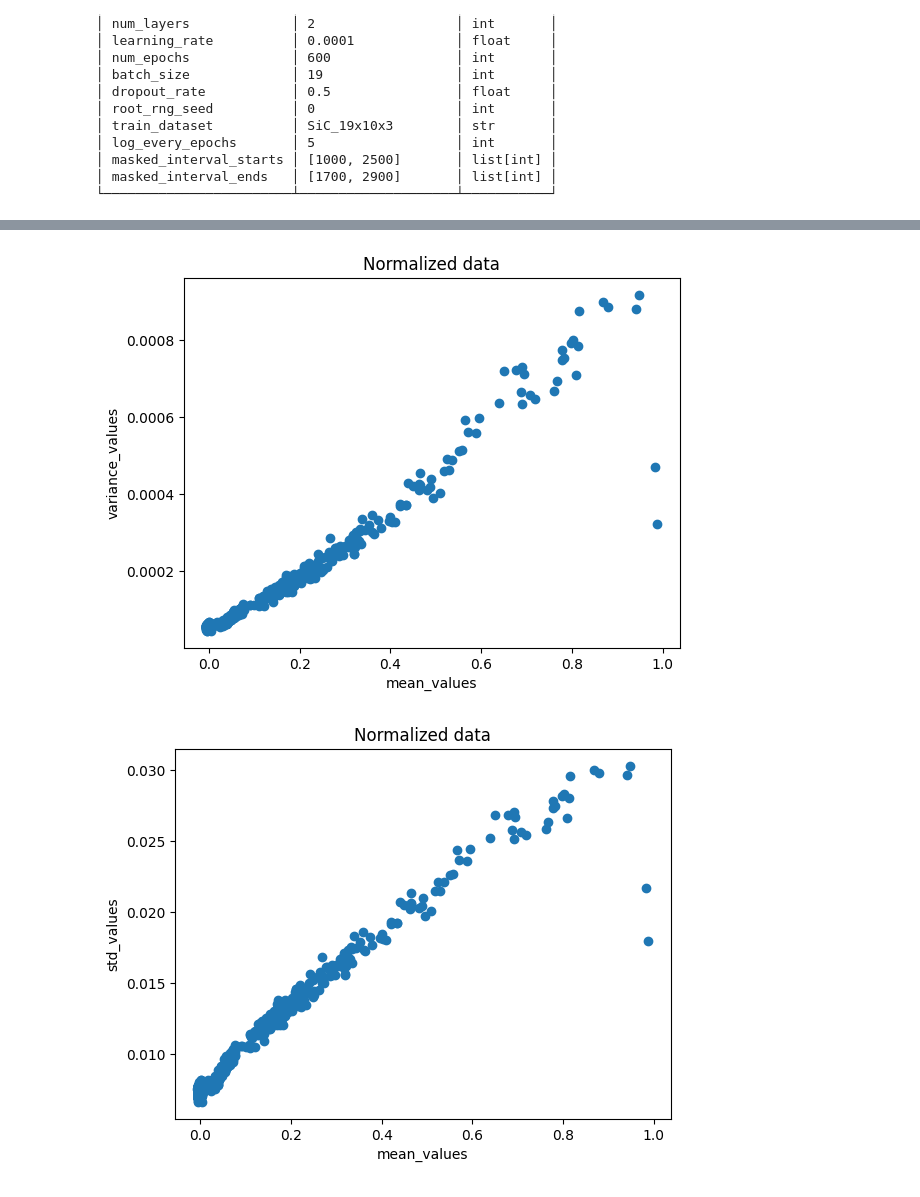
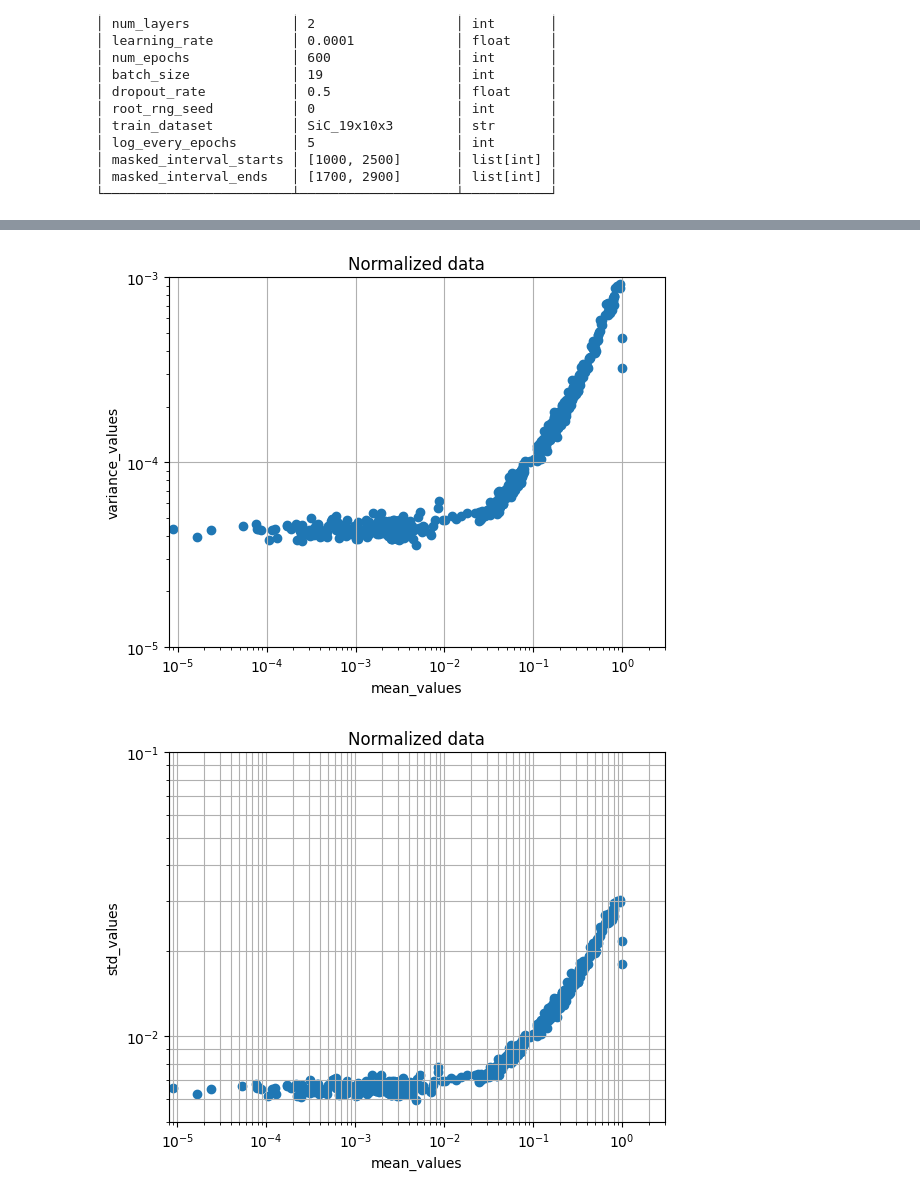
Before and after one commit to pietronvll/spectraformer, a Jupyter notebook: Poisson check.ipynb, the cells around one changed output, grey strips where cells are left out. Drawn from its saved outputs; the diff is of its cells as text; code cells hidden in the pictures.

Commit message:
Poisson check n2

```diff
--- a/Poisson check.ipynb
+++ b/Poisson check.ipynb
@@ -10,7 +10,7 @@ from spectraformer.input_pipeline import preprocess_dataset, preprocess_dataset_
 
 jax.config.update("jax_debug_nans", True)
 
-maindir = Path('C:/Users/dpoteryayev/1. PhD/SpectraFormer/Poisson check.ipynb').parent.resolve()
+maindir = Path('/home/dpoteryayev/SpectraFormer/Poisson check.ipynb').parent.resolve()
 
 logdir = maindir / "logs"
 ckptdir = maindir / "checkpoints"
@@ -79,7 +76,19 @@ Coordinates:
 # %%
-mean_values = np.mean(full_ds, axis=1)
-variance_values = np.var(full_ds, axis=1)
-std_values = np.std(full_ds, axis=1)
+# mean_values = np.mean(full_ds, axis=1)
+# variance_values = np.var(full_ds, axis=1)
+# std_values = np.std(full_ds, axis=1)
+
+mean_values = full_ds.mean(
+    dim=['X_0', 'X_1', 'X_2']
+)
+
+variance_values = full_ds.var(
+    dim=['X_0', 'X_1', 'X_2']
+)
+
+std_values = full_ds.std(
+    dim=['X_0', 'X_1', 'X_2']
+)
 
 print("Mean values:", mean_values)
 print("Variance values:", variance_values)
@@ -102,15 +176,35 @@ ax.scatter(x=mean_values, y=variance_values)
 ax.set_xlabel('mean_values')
 ax.set_ylabel('variance_values')
 ax.set_title('Normalized data')
+
+ax.set_yscale('log')
+ax.set_xscale('log')
+
+ax.set_xlim([8e-6,3e0])
+ax.set_ylim([1e-5,1e-3])
+
+ax.grid(visible=True, which='major', axis='both')
+
 plt.show()
 # %% [output]
-[figure, old version]
+[figure, new version]
 # %%
 fig, ax = plt.subplots()
 ax.scatter(x=mean_values, y=std_values)
 ax.set_xlabel('mean_values')
 ax.set_ylabel('std_values')
 ax.set_title('Normalized data')
+# ax.set_ylim([0,0.14])
+
+
+ax.set_yscale('log')
+ax.set_xscale('log')
+
+ax.set_xlim([8e-6,3e0])
+ax.set_ylim([5e-3,1e-1])
+
+ax.grid(visible=True, which='both', axis='both')
+
 plt.show()
 # %% [output]
-[figure, old version]
+[figure, new version]
```
Also changed, not shown: parts of 28 cells of this notebook, 11 other files.
